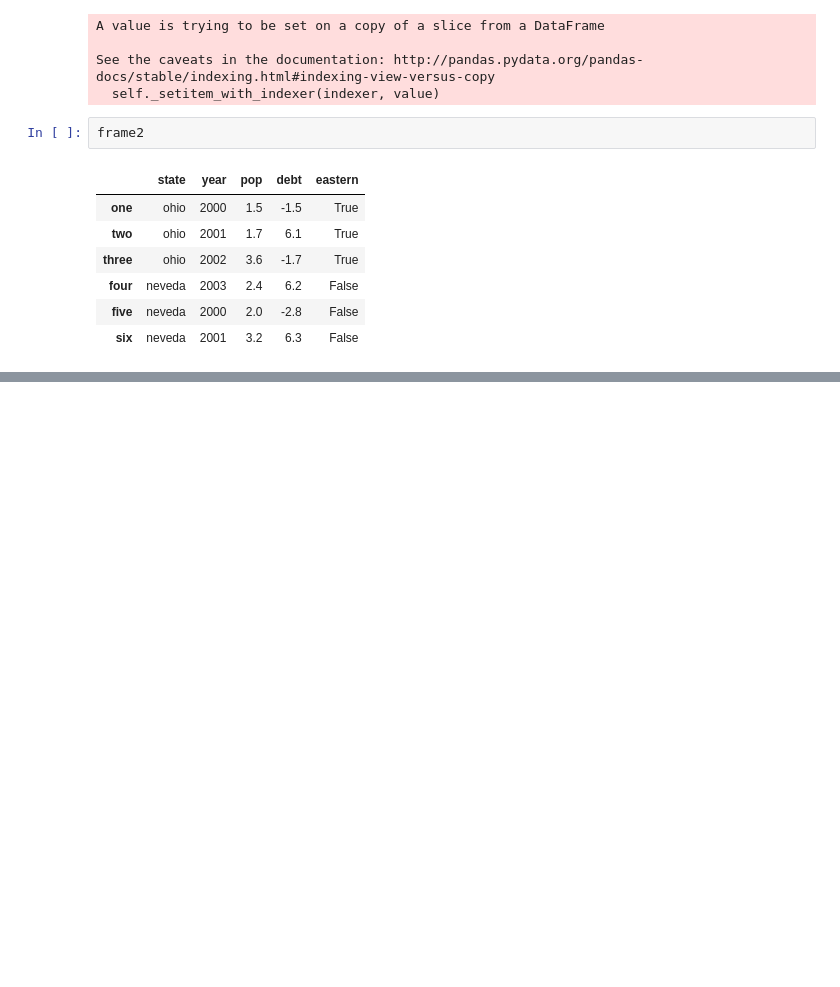
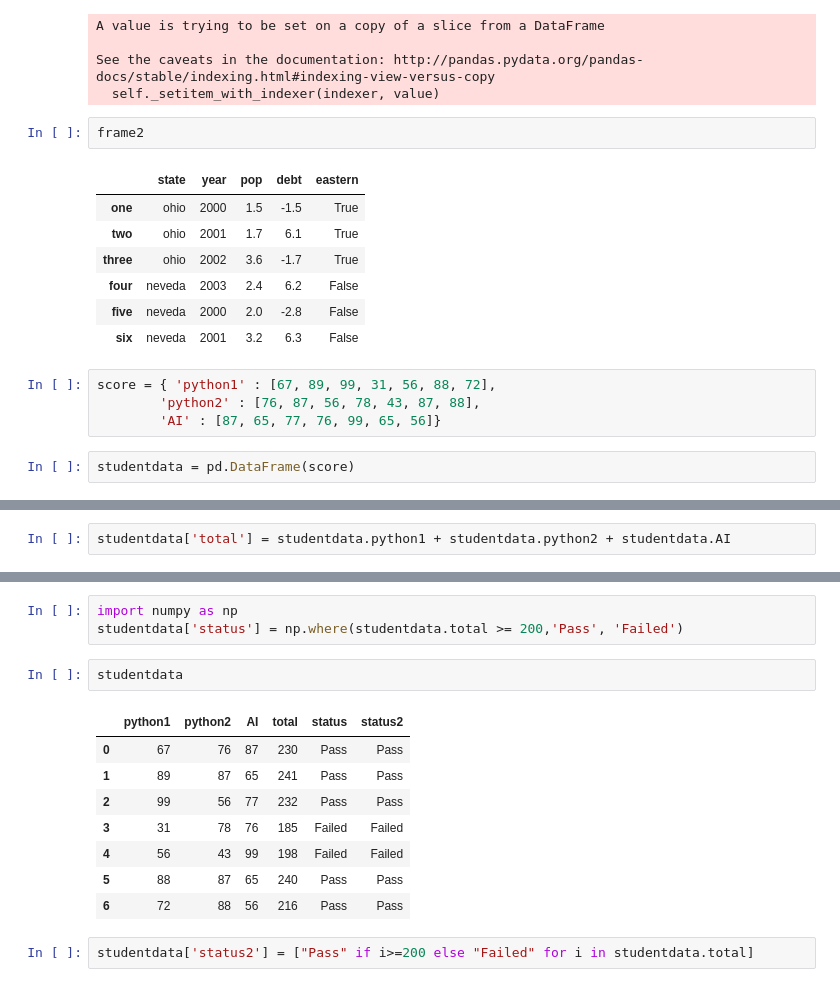
Before and after one commit to shkhaider2015/PIAIC-QUARTER-2, a Jupyter notebook: Class Work/class - 3.1 (Data Frame).ipynb, the cells around one changed output, grey strips where cells are left out. Saved outputs shown, nothing was run; the diff lists cells and outputs as text; blank space fills up the shorter version.

```diff
--- a/Class Work/class - 3.1 (Data Frame).ipynb
+++ b/Class Work/class - 3.1 (Data Frame).ipynb
@@ -595,3 +595,9 @@ frame2
 | four | neveda | 2003 | 2.4 | 6.2 | False |
 | five | neveda | 2000 | 2.0 | -2.8 | False |
 | six | neveda | 2001 | 3.2 | 6.3 | False |
+# %%
+score = { 'python1' : [67, 89, 99, 31, 56, 88, 72],
+        'python2' : [76, 87, 56, 78, 43, 87, 88],
+        'AI' : [87, 65, 77, 76, 99, 65, 56]}
+# %%
+studentdata = pd.DataFrame(score)
@@ -597,0 +615,2 @@ frame2
+# %%
+studentdata['total'] = studentdata.python1 + studentdata.python2 + studentdata.AI
@@ -597,0 +628,16 @@ frame2
+# %%
+import numpy as np
+studentdata['status'] = np.where(studentdata.total >= 200,'Pass', 'Failed')
+# %%
+studentdata
+# %% [output]
+|  | python1 | python2 | AI | total | status | status2 |
+| 0 | 67 | 76 | 87 | 230 | Pass | Pass |
+| 1 | 89 | 87 | 65 | 241 | Pass | Pass |
+| 2 | 99 | 56 | 77 | 232 | Pass | Pass |
+| 3 | 31 | 78 | 76 | 185 | Failed | Failed |
+| 4 | 56 | 43 | 99 | 198 | Failed | Failed |
+| 5 | 88 | 87 | 65 | 240 | Pass | Pass |
+| 6 | 72 | 88 | 56 | 216 | Pass | Pass |
+# %%
+studentdata['status2'] = ["Pass" if i>=200 else "Failed" for i in studentdata.total]
```
Also changed, not shown: parts of 3 cells of this notebook.
